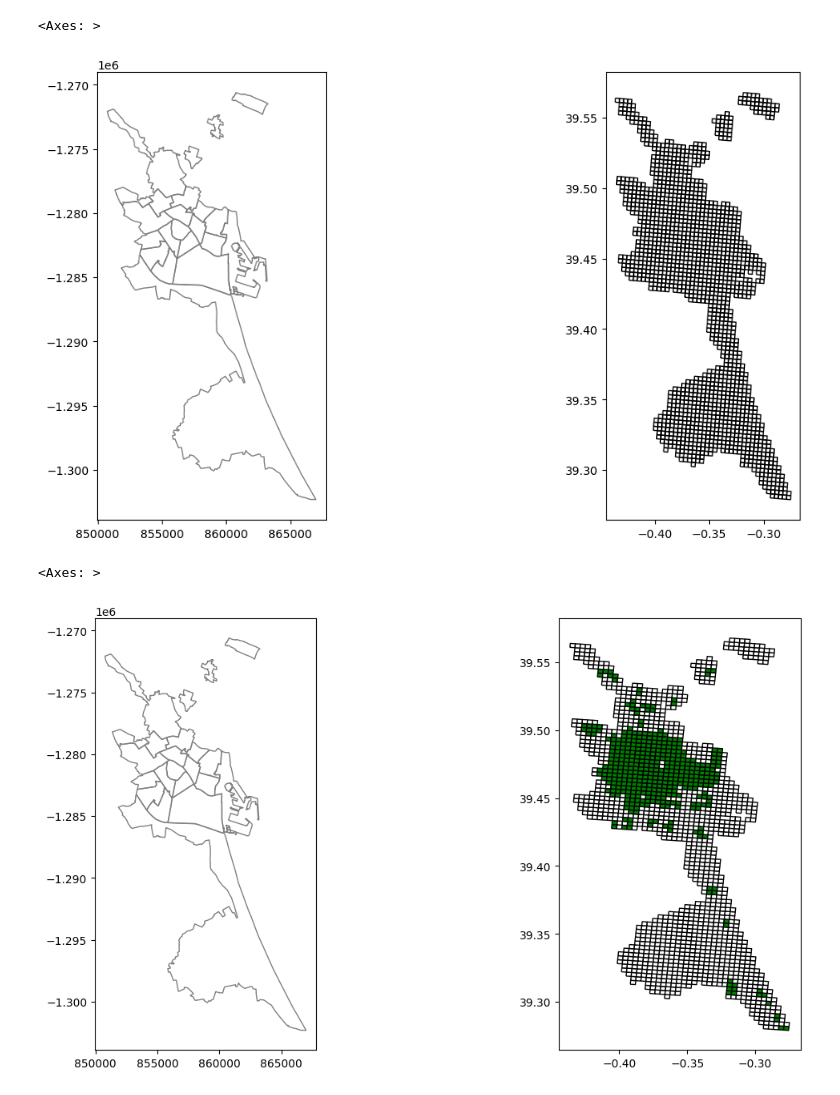
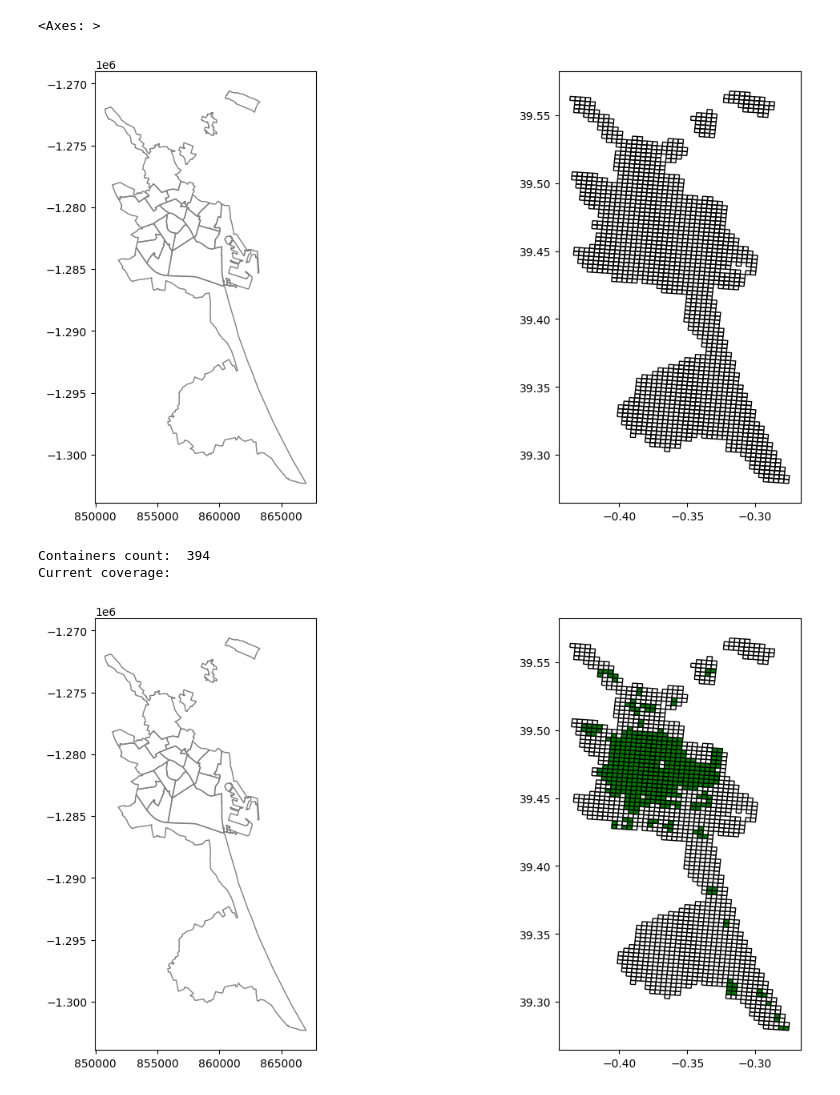
Before and after one commit to joancipria/OilWasteContainers-lp, a Jupyter notebook: main.ipynb, the cells around one changed output. Cells and saved outputs as stored; diff of their text form; code cells hidden in the pictures.

```diff
--- a/main.ipynb
+++ b/main.ipynb
@@ -112,6 +98,7 @@ def create_grid(gdf=None, bounds=None, n_cells=10, overlap=False, crs="EPSG:2990
         cells = cells.sjoin(gdf, how="inner").drop_duplicates("geometry")
     return cells
 
+
 # Transform to proxy crs
 districts = districts.to_crs("EPSG:29902")
 
@@ -122,7 +109,10 @@ grid = create_grid(districts, n_cells=50, overlap=True, crs="EPSG:29902")
 grid = grid.to_crs("EPSG:4326")
 
 # Add incremental ID to cells
-grid.insert(0, 'id', range(0, len(grid)))
+grid.insert(0, "id", range(0, len(grid)))
+
+# Transform grid to dict to easilt iterate over cells
+grid = grid.to_dict("records")
 # %%
 import json
 import rasterio
@@ -163,12 +150,16 @@ for cell in grid_dict:
     # Store it
     cell["population"] = population
 # %%
+# Convert grid to gdf to easly plot figures
+gdf_grid = gpd.GeoDataFrame(grid)
+
+# Plot grid
 fig,ax = plt.subplots(1,2,figsize=(14,7))
 axs=ax.flat
 districts.plot(ec='gray',fc="none",figsize=(10,10),ax=axs[0])
-grid.plot(fc="none", ec='black',ax=axs[1])
+gdf_grid.plot(fc="none", ec='black',ax=axs[1])
 # %% [output]
 <Axes: >
-[figure, old version]
+[figure, new version]
 # %%
 # Determine which centroids are covered by the isochrone
@@ -189,8 +179,17 @@ grid_dict = grid.to_dict("records")
 # %%
+# Convert grid to gdf to easly plot figures
+gdf_grid = gpd.GeoDataFrame(grid)
+
+# Plot grid with currently covered cells
 fig, ax = plt.subplots(1, 2, figsize=(14, 7))
 axs = ax.flat
 districts.plot(ec='gray',fc="none",figsize=(10,10),ax=axs[0])
-grid.plot(color=grid.color, ec="black", ax=axs[1])
+gdf_grid.plot(color=gdf_grid.currently_covered_color, ec="black", ax=axs[1])
+
+print("Containers count: ",len(locations))
+print("Current coverage:")
+# plt.savefig("./figures/current_coverage.png")
 # %% [output]
-<Axes: >
+Containers count:  394
+Current coverage:
 [figure]
```
Also changed, not shown: parts of 13 cells of this notebook.
